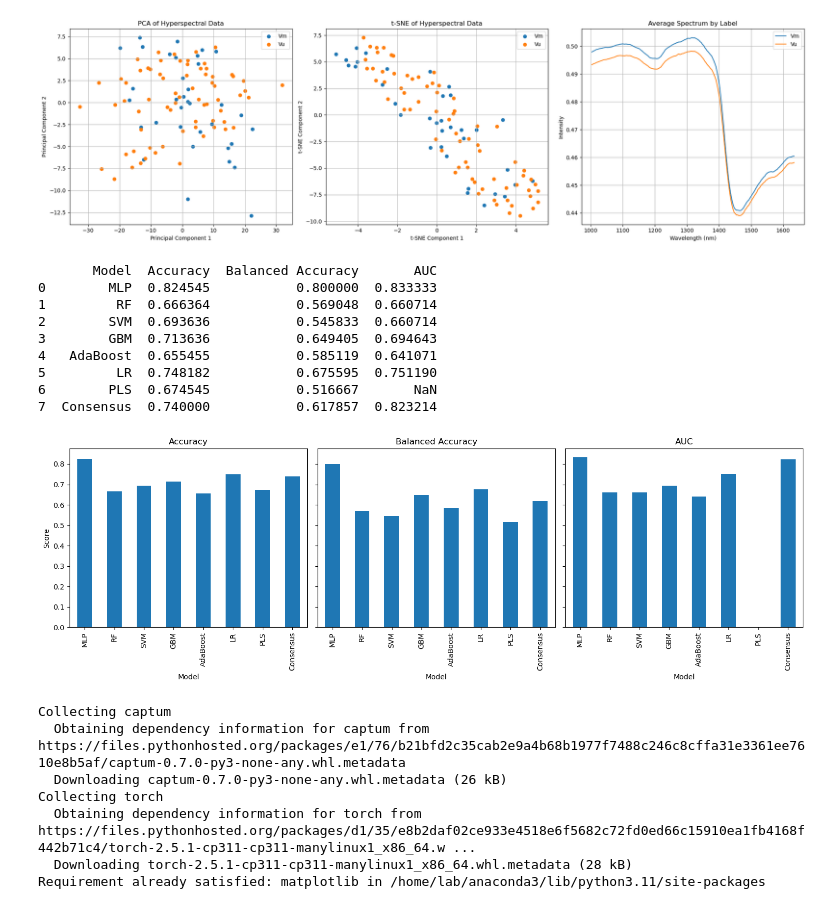
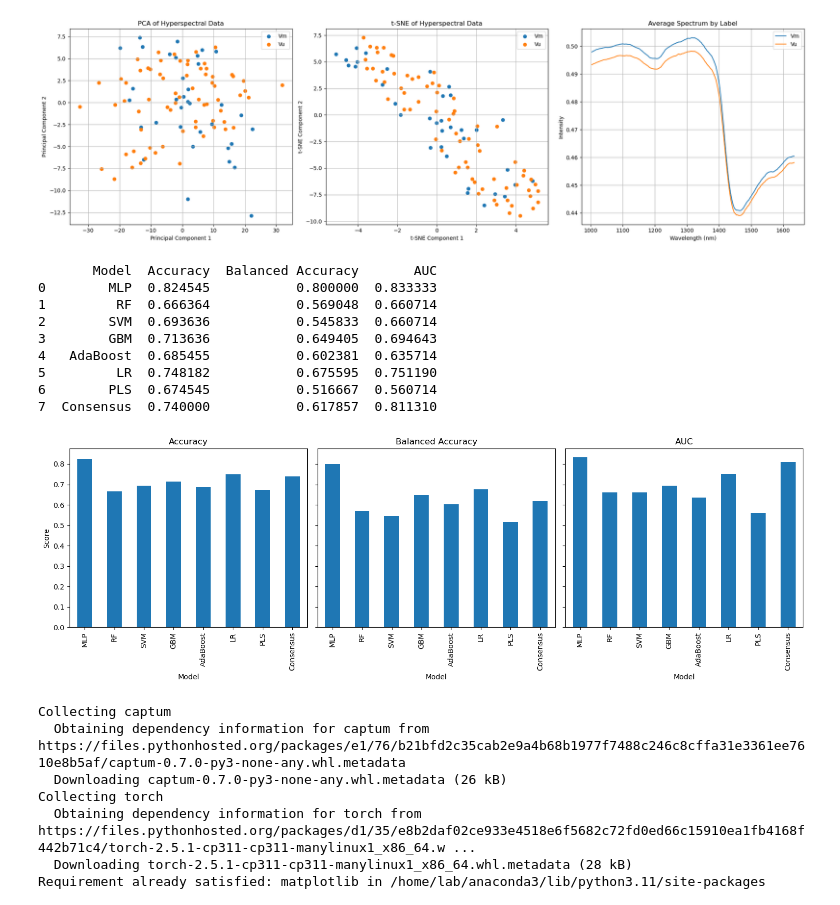
Before and after one commit to Vahe-Atoyan/HSI_Vaccinium, a Jupyter notebook: Machine Learning/G_Vu-Vm.ipynb, the cells around one changed output. Cells and saved outputs as stored; diff of their text form; code cells hidden in the pictures.

```diff
--- a/Machine Learning/G_Vu-Vm.ipynb
+++ b/Machine Learning/G_Vu-Vm.ipynb
@@ -178,16 +178,17 @@ for model_name, model in models.items():
         if model_name == "PLS":
             model.fit(X_train, y_train)
             y_pred = np.round(model.predict(X_test)).astype(int)
-            y_prob = None
+            y_prob = model.predict(X_test)  # Use continuous outputs for AUC
+            auc = roc_auc_score(y_test, y_prob) if len(label_encoder.classes_) == 2 else np.nan
         else:
             model.fit(X_train, y_train)
             y_pred = model.predict(X_test)
             y_prob = model.predict_proba(X_test)[:, 1] if len(label_encoder.classes_) == 2 else None
+            auc = roc_auc_score(y_test, y_prob) if y_prob is not None else np.nan
 
         # Calculate metrics
         acc = accuracy_score(y_test, y_pred)
         balanced_acc = balanced_accuracy_score(y_test, y_pred)
-        auc = roc_auc_score(y_test, y_prob) if y_prob is not None else np.nan
 
         accuracies.append(acc)
         balanced_accuracies.append(balanced_acc)
@@ -215,6 +216,7 @@ for train_index, test_index in kf.split(features, labels):
         if model_name == "PLS":
             model.fit(X_train, y_train)
             consensus_preds[:, i] = np.round(model.predict(X_test)).astype(int)
+            consensus_probs[:, i] = model.predict(X_test)  # Continuous predictions
         else:
             model.fit(X_train, y_train)
             consensus_preds[:, i] = model.predict(X_test)
@@ -236,37 +238,37 @@ metrics["Model"].append("Consensus")
 metrics["Accuracy"].append(np.mean(accuracies))
 metrics["Balanced Accuracy"].append(np.mean(balanced_accuracies))
 metrics["AUC"].append(np.mean(auc_scores) if not np.isnan(auc_scores).all() else np.nan)
 
 # Convert metrics to DataFrame
 metrics_df = pd.DataFrame(metrics)
 
 # Print metrics table
 print(metrics_df)
 
 # Plot bar graphs for metrics
 fig, axes = plt.subplots(1, 3, figsize=(15, 5), sharey=True)
 
 metrics_df.set_index("Model")[["Accuracy"]].plot(kind="bar", ax=axes[0], title="Accuracy", legend=False)
 metrics_df.set_index("Model")[["Balanced Accuracy"]].plot(kind="bar", ax=axes[1], title="Balanced Accuracy", legend=False)
 metrics_df.set_index("Model")[["AUC"]].plot(kind="bar", ax=axes[2], title="AUC", legend=False)
 
 for ax in axes:
     ax.set_ylabel("Score")
     ax.set_xlabel("Model")
 
 plt.tight_layout()
 plt.show()
 # %% [output]
        Model  Accuracy  Balanced Accuracy       AUC
 0        MLP  0.824545           0.800000  0.833333
 1         RF  0.666364           0.569048  0.660714
 2        SVM  0.693636           0.545833  0.660714
 3        GBM  0.713636           0.649405  0.694643
-4   AdaBoost  0.655455           0.585119  0.641071
+4   AdaBoost  0.685455           0.602381  0.635714
 5         LR  0.748182           0.675595  0.751190
-6        PLS  0.674545           0.516667       NaN
-7  Consensus  0.740000           0.617857  0.823214
+6        PLS  0.674545           0.516667  0.560714
+7  Consensus  0.740000           0.617857  0.811310
-[figure, old version]
+[figure, new version]
 # %%
 pip install captum torch
 # %% [output]
```
Also changed, not shown: 1 other file.
